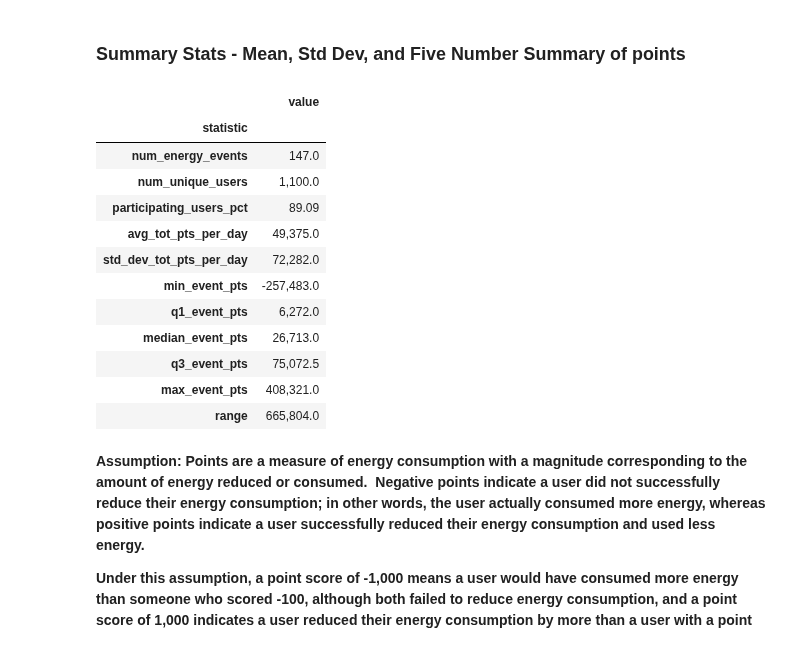
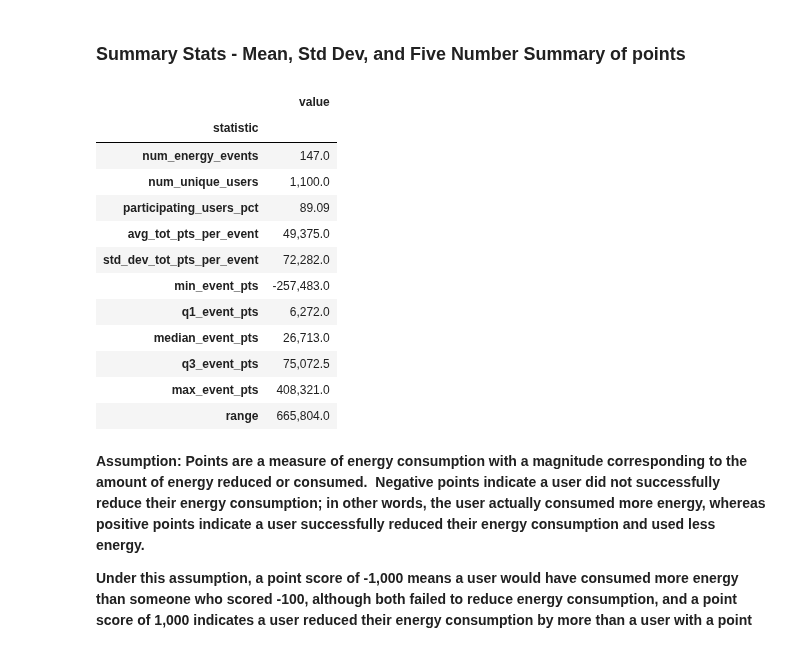
Before and after one commit to papir805/bot_battles_player_analysis, a Jupyter notebook: q2_data_analysis.ipynb, the cells around one changed output. Drawn from its saved outputs; the diff is of its cells as text; code cells hidden in the pictures.

```diff
--- a/q2_data_analysis.ipynb
+++ b/q2_data_analysis.ipynb
@@ -67,24 +67,24 @@ engine = create_engine('postgresql+psycopg2://rancher:@localhost:5430/ohmconnect
 sql_query = """
 WITH daily_points AS (
   SELECT event_date
-       , SUM(points) AS points_per_day
+       , SUM(points) AS points_per_event
     FROM event_performance
 GROUP BY event_date
 ),
 
 summary_stats AS (
-  SELECT ROUND(AVG(points_per_day)
-                ) AS avg_tot_pts_per_day
-       , ROUND(STDDEV(points_per_day)
-                ) AS std_dev_tot_pts_per_day
-       , MIN(points_per_day) AS min_event_pts
+  SELECT ROUND(AVG(points_per_event)
+                ) AS avg_tot_pts_per_event
+       , ROUND(STDDEV(points_per_event)
+                ) AS std_dev_tot_pts_per_event
+       , MIN(points_per_event) AS min_event_pts
        , PERCENTILE_CONT(0.25)
-           WITHIN GROUP (ORDER BY points_per_day) AS q1_event_pts
+           WITHIN GROUP (ORDER BY points_per_event) AS q1_event_pts
        , PERCENTILE_CONT(0.5)
-           WITHIN GROUP (ORDER BY points_per_day) AS median_event_pts
+           WITHIN GROUP (ORDER BY points_per_event) AS median_event_pts
        , PERCENTILE_CONT(0.75)
-           WITHIN GROUP (ORDER BY points_per_day) AS q3_event_pts
-       , MAX(points_per_day) AS max_event_pts
+           WITHIN GROUP (ORDER BY points_per_event) AS q3_event_pts
+       , MAX(points_per_event) AS max_event_pts
     FROM daily_points
     ),
 
@@ -106,13 +106,13 @@ row_summary_stats AS (
            (SELECT COUNT(userid) FROM users), 4) * 100
    UNION
   SELECT 4 AS num
-       , 'avg_tot_pts_per_day'
-       , avg_tot_pts_per_day
+       , 'avg_tot_pts_per_event'
+       , avg_tot_pts_per_event
     FROM summary_stats
    UNION
   SELECT 5
-       , 'std_dev_tot_pts_per_day'
-       , std_dev_tot_pts_per_day
+       , 'std_dev_tot_pts_per_event'
+       , std_dev_tot_pts_per_event
     FROM summary_stats
    UNION
   SELECT 6
@@ -136,35 +136,35 @@ row_summary_stats AS (
     FROM summary_stats
    UNION
   SELECT 10
        , 'max_event_pts'
        , max_event_pts
     FROM summary_stats
    UNION
   SELECT 11
        , 'range'
        , max_event_pts - min_event_pts
     FROM summary_stats
   )
 
   SELECT statistic
        , value
     FROM row_summary_stats
 ORDER BY num;
 """
 
 quantitative_summary_stats = sql_query_to_pandas_df(sql_query,
                                                     engine,
                                                     index_column='statistic')
 
 quantitative_summary_stats
 # %% [output]
 |  | value |
 | statistic |  |
 | num_energy_events | 147.0 |
 | num_unique_users | 1,100.0 |
 | participating_users_pct | 89.09 |
-| avg_tot_pts_per_day | 49,375.0 |
-| std_dev_tot_pts_per_day | 72,282.0 |
+| avg_tot_pts_per_event | 49,375.0 |
+| std_dev_tot_pts_per_event | 72,282.0 |
 | min_event_pts | -257,483.0 |
 | q1_event_pts | 6,272.0 |
 | median_event_pts | 26,713.0 |
```
Also changed, not shown: parts of 7 cells of this notebook, 1 other file.
